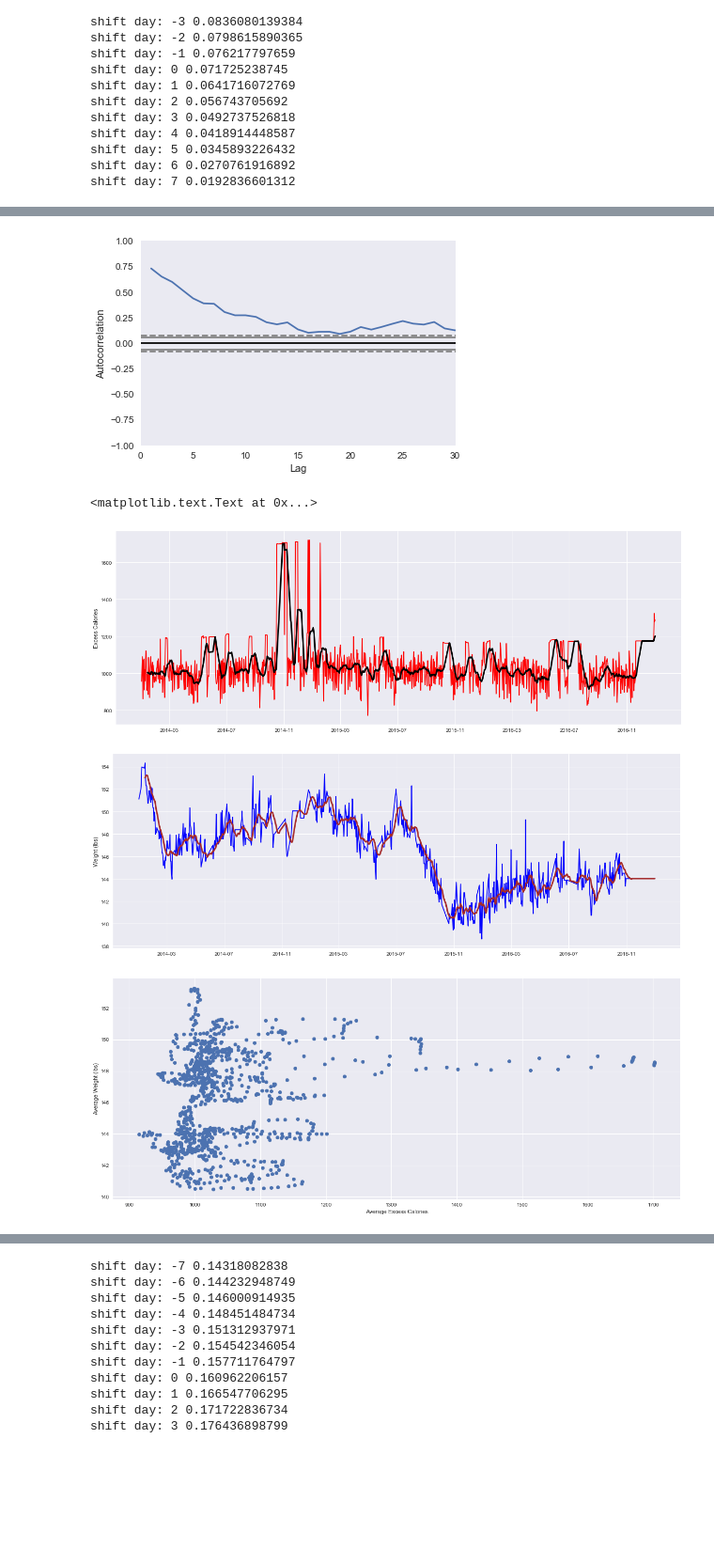
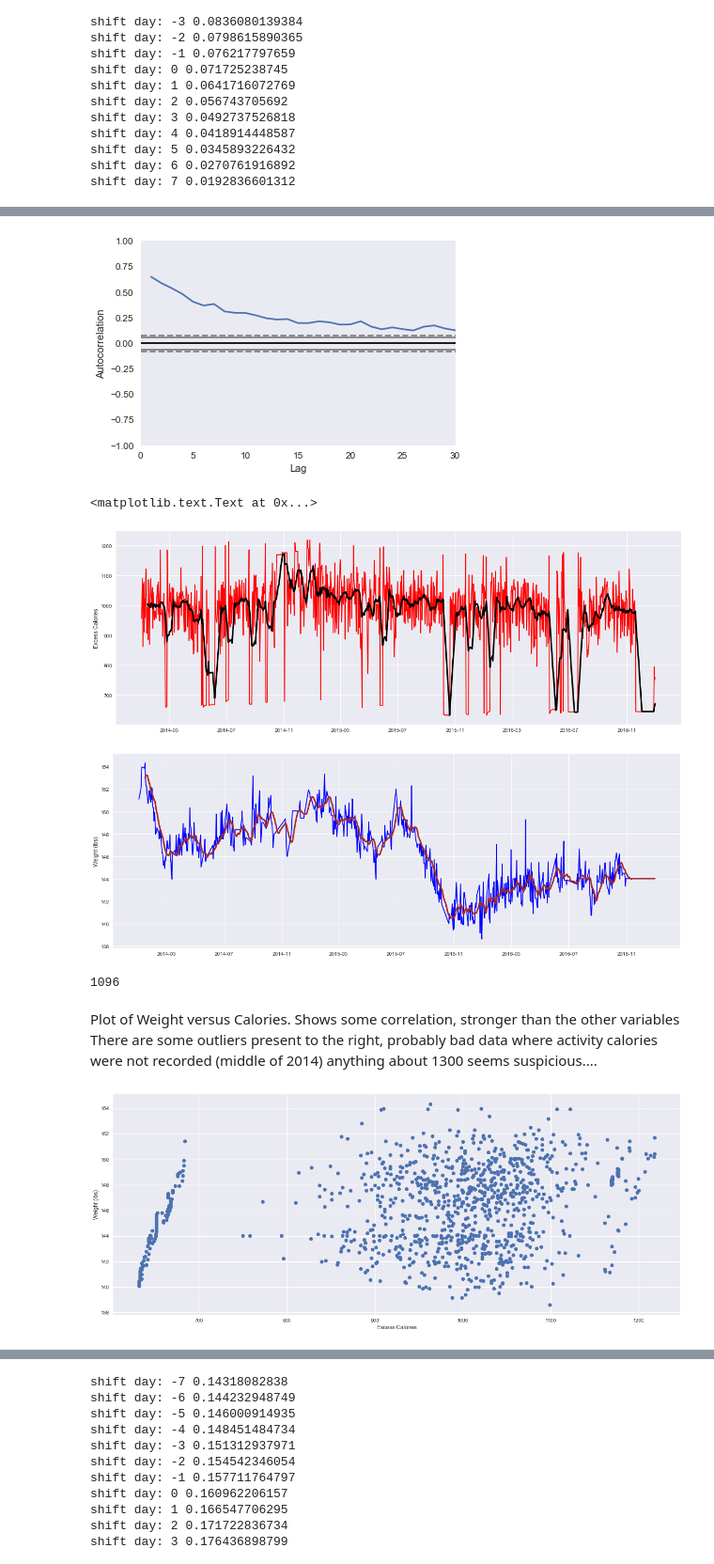
Before and after one commit to cteling/FitBit-Health-Data, a Jupyter notebook: fitbit_health_data_subject_2.ipynb, the cells around one changed output, grey strips where cells are left out. Shown at 94% size. Saved outputs shown, nothing was run; the diff lists cells and outputs as text; code cells hidden in the pictures; blank space fills up the shorter version.

```diff
--- a/fitbit_health_data_subject_2.ipynb
+++ b/fitbit_health_data_subject_2.ipynb
@@ -296,5 +393,8 @@ tracker_act_cal_2016.columns = ['date','tracker_act_calories']
 # %%
 tracker_act_calories = pd.concat([tracker_act_cal_2014,tracker_act_cal_2015,tracker_act_cal_2016])
 tracker_act_calories['tracker_act_calories'] = tracker_act_calories['tracker_act_calories'].astype(int)
+tracker_act_calories['tracker_act_calories'] = tracker_act_calories['tracker_act_calories'].replace(0,
+                                                                tracker_act_calories['tracker_act_calories'].mean())
+
 tracker_act_calories = tracker_act_calories.reset_index(drop=True)
 tracker_act_calories = tracker_act_calories.drop('date', axis=1)
@@ -389,7 +493,7 @@ autocorrelation_plot(total_calories_weight['Excess'])
 plt.xlim(0,30)
 plt.show()
 # %% [output]
-[figure, old version]
+[figure, new version]
 # %%
 total_calories_weight['Rolling Avg Excess'] = total_calories_weight['Excess'].rolling(window=14).mean()
 total_calories_weight['Rolling Avg Weight'] = total_calories_weight['weight'].rolling(window=14).mean()
@@ -404,18 +508,25 @@ plot4 = ax2.plot(total_calories_weight.index,total_calories_weight['Rolling Avg
 plt.ylabel('Weight (lbs)')
 # %% [output]
 <matplotlib.text.Text at 0x...>
-[figure, old version]
+[figure, new version]
 [figure]
+# %%
+len(total_calories_weight)
+# %% [output]
+1096
+# %% [markdown]
+Plot of Weight versus Calories. Shows some correlation, stronger than the other variables
+There are some outliers present to the right, probably bad data where activity calories were not recorded (middle of 2014)
+anything about 1300 seems suspicious....
 # %%
-#Plot of Average Weight versus Excess Calories. Shows some correlation, stronger than the other variables
-#There are some outliers present to the right, probably bad data where activity calories were not recorded (middle of 2014)
-#anything about 1300 seems suspicious....
+
 
 plt.figure(1,figsize=(20,8))
-plt.xlabel('Average Excess Calories')
-plt.ylabel('Average Weight (lbs)')
-plt.scatter(total_calories_weight['Rolling Avg Excess'],total_calories_weight['Rolling Avg Weight'])
+plt.xlabel('Excess Calories')
+plt.ylabel('Weight (lbs)')
+plt.scatter(total_calories_weight['Excess'],total_calories_weight['weight'])
+plt.savefig('WeightvExcess_s2.png')
 #plt.xlim(800,1200)
 plt.show()
 # %% [output]
-[figure, old version]
+[figure, new version]
```
Also changed, not shown: parts of 112 cells of this notebook.
